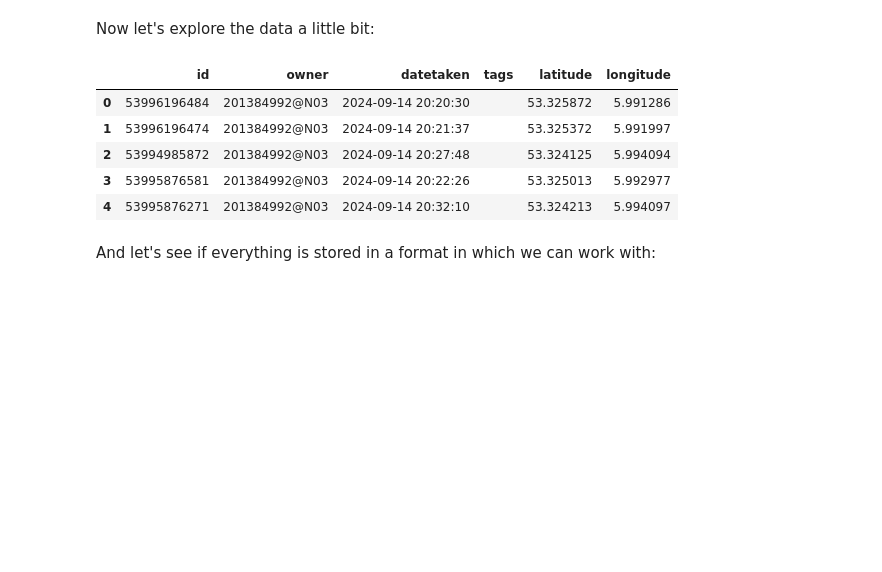
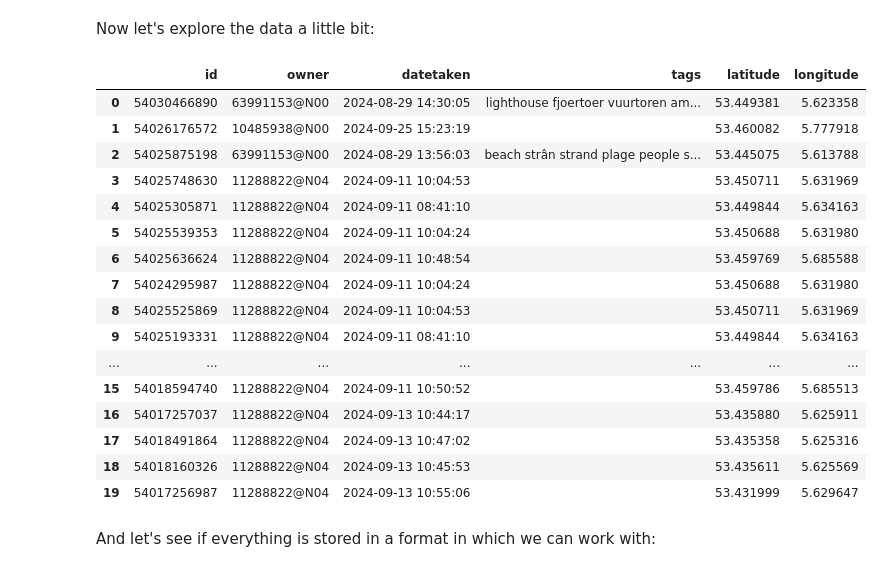
Before and after one commit to VU-IVM/UNIGIS_ProgrammingGIS, a Jupyter notebook: _sources/TAA3/tutorial.ipynb, the cells around one changed output. Cells and saved outputs as stored; diff of their text form; code cells hidden in the pictures; blank space fills up the shorter version.

```diff
--- a/_sources/TAA3/tutorial.ipynb
+++ b/_sources/TAA3/tutorial.ipynb
@@ -152,8 +76,8 @@ Now, the next step is to access the API. You can now login on the website of [Fl
 
 Now click on `APPLY FOR A NON-COMMERCIAL KEY` and just fill in some information about the course. The name of the App can be something random and related to our big data course, and you just need to fill in two lines of text to describe what you want to do. As soon as you click `SUBMIT`, you will see a generated **api_key** and an **api_secret**. Fill those in below.
 # %%
-api_key = '94fe0ff587a39958ab88f485ae5e4877'
-api_secret='1d2d87adaa43d438'
+api_key = 'b88e5f1bcf50b53c3ffcab715453b66f'
+api_secret='6c1b62329c5a5633'
 
 flickr = flickrapi.FlickrAPI(api_key, api_secret, cache=True)
 # %% [markdown]
@@ -220,14 +144,25 @@ df.to_csv('Ameland_Flickr.csv')
 # %% [markdown]
 Now let's explore the data a little bit:
 # %%
-df.head(5)
+df.head(20)
 # %% [output]
 |  | id | owner | datetaken | tags | latitude | longitude |
-| 0 | 53996196484 | 201384992@N03 | 2024-09-14 20:20:30 |  | 53.325872 | 5.991286 |
-| 1 | 53996196474 | 201384992@N03 | 2024-09-14 20:21:37 |  | 53.325372 | 5.991997 |
-| 2 | 53994985872 | 201384992@N03 | 2024-09-14 20:27:48 |  | 53.324125 | 5.994094 |
-| 3 | 53995876581 | 201384992@N03 | 2024-09-14 20:22:26 |  | 53.325013 | 5.992977 |
-| 4 | 53995876271 | 201384992@N03 | 2024-09-14 20:32:10 |  | 53.324213 | 5.994097 |
+| 0 | 54030466890 | 63991153@N00 | 2024-08-29 14:30:05 | lighthouse fjoertoer vuurtoren am... | 53.449381 | 5.623358 |
+| 1 | 54026176572 | 10485938@N00 | 2024-09-25 15:23:19 |  | 53.460082 | 5.777918 |
+| 2 | 54025875198 | 63991153@N00 | 2024-08-29 13:56:03 | beach strân strand plage people s... | 53.445075 | 5.613788 |
+| 3 | 54025748630 | 11288822@N04 | 2024-09-11 10:04:53 |  | 53.450711 | 5.631969 |
+| 4 | 54025305871 | 11288822@N04 | 2024-09-11 08:41:10 |  | 53.449844 | 5.634163 |
+| 5 | 54025539353 | 11288822@N04 | 2024-09-11 10:04:24 |  | 53.450688 | 5.631980 |
+| 6 | 54025636624 | 11288822@N04 | 2024-09-11 10:48:54 |  | 53.459769 | 5.685588 |
+| 7 | 54024295987 | 11288822@N04 | 2024-09-11 10:04:24 |  | 53.450688 | 5.631980 |
+| 8 | 54025525869 | 11288822@N04 | 2024-09-11 10:04:53 |  | 53.450711 | 5.631969 |
+| 9 | 54025193331 | 11288822@N04 | 2024-09-11 08:41:10 |  | 53.449844 | 5.634163 |
+| ... | ... | ... | ... | ... | ... | ... |
+| 15 | 54018594740 | 11288822@N04 | 2024-09-11 10:50:52 |  | 53.459786 | 5.685513 |
+| 16 | 54017257037 | 11288822@N04 | 2024-09-13 10:44:17 |  | 53.435880 | 5.625911 |
+| 17 | 54018491864 | 11288822@N04 | 2024-09-13 10:47:02 |  | 53.435358 | 5.625316 |
+| 18 | 54018160326 | 11288822@N04 | 2024-09-13 10:45:53 |  | 53.435611 | 5.625569 |
+| 19 | 54017256987 | 11288822@N04 | 2024-09-13 10:55:06 |  | 53.431999 | 5.629647 |
 # %% [markdown]
 And let's see if everything is stored in a format in which we can work with:
 # %%
```
Also changed, not shown: parts of 121 cells of this notebook, 16 other files.
